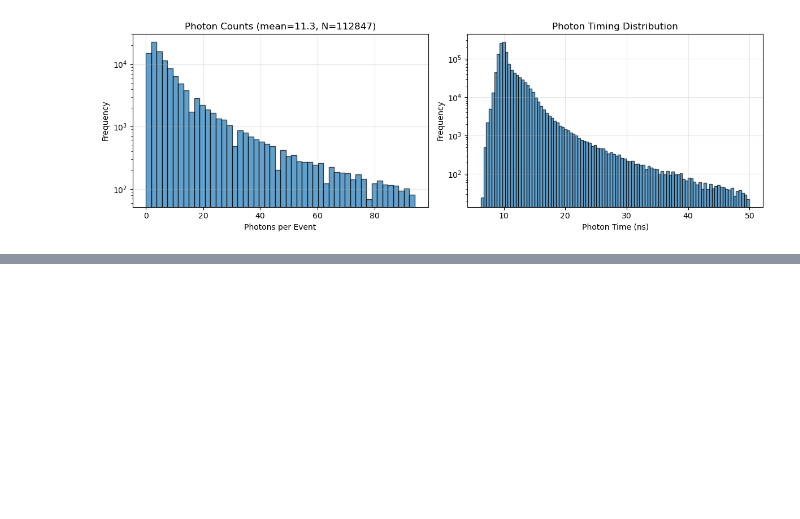
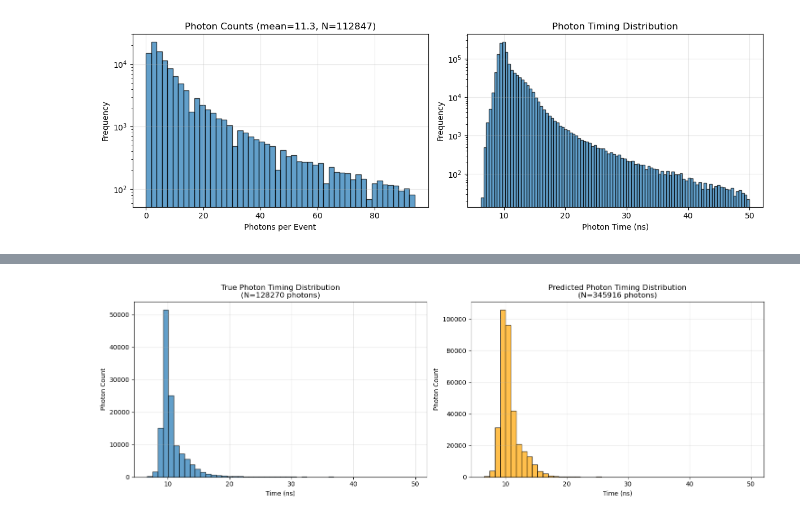
Before and after one commit to Liangyu5wu/SiPMSimulator, a Jupyter notebook: ml_training/dataset_analysis.ipynb, the cells around one changed output, grey strips where cells are left out. Cells and saved outputs as stored; diff of their text form; code cells hidden in the pictures; blank space fills up the shorter version.

```diff
--- a/ml_training/dataset_analysis.ipynb
+++ b/ml_training/dataset_analysis.ipynb
@@ -81,0 +259,37 @@ plt.show()
+# %%
+fig, (ax1, ax2) = plt.subplots(1, 2, figsize=(15, 5))
+
+# True photon times
+all_true_times = []
+for times in photon_times[test_idx]:
+    valid_times = times[~np.isnan(times)]
+    all_true_times.extend(valid_times)
+
+ax1.hist(all_true_times, bins=50, alpha=0.7, edgecolor='black')
+ax1.set_xlabel('Time (ns)')
+ax1.set_ylabel('Photon Count')
+ax1.set_title(f'True Photon Timing Distribution\n(N={len(all_true_times)} photons)')
+ax1.grid(True, alpha=0.3)
+
+# Predicted photon times (convert bin predictions to times)
+all_pred_times = []
+for pred in y_pred:
+    # Find bins with predicted photons (above threshold)
+    threshold = 0.1
+    active_bins = np.where(pred > threshold)[0]
+    for bin_idx in active_bins:
+        # Add time for each predicted photon (rounded count)
+        n_photons = max(1, int(np.round(pred[bin_idx])))
+        photon_time = time_axis[bin_idx]
+        all_pred_times.extend([photon_time] * n_photons)
+
+ax2.hist(all_pred_times, bins=50, alpha=0.7, edgecolor='black', color='orange')
+ax2.set_xlabel('Time (ns)')
+ax2.set_ylabel('Photon Count')
+ax2.set_title(f'Predicted Photon Timing Distribution\n(N={len(all_pred_times)} photons)')
+ax2.grid(True, alpha=0.3)
+
+plt.tight_layout()
+plt.show()
+# %% [output]
+[figure, added]
```
Also changed, not shown: parts of 3 cells of this notebook, 1 other file.
